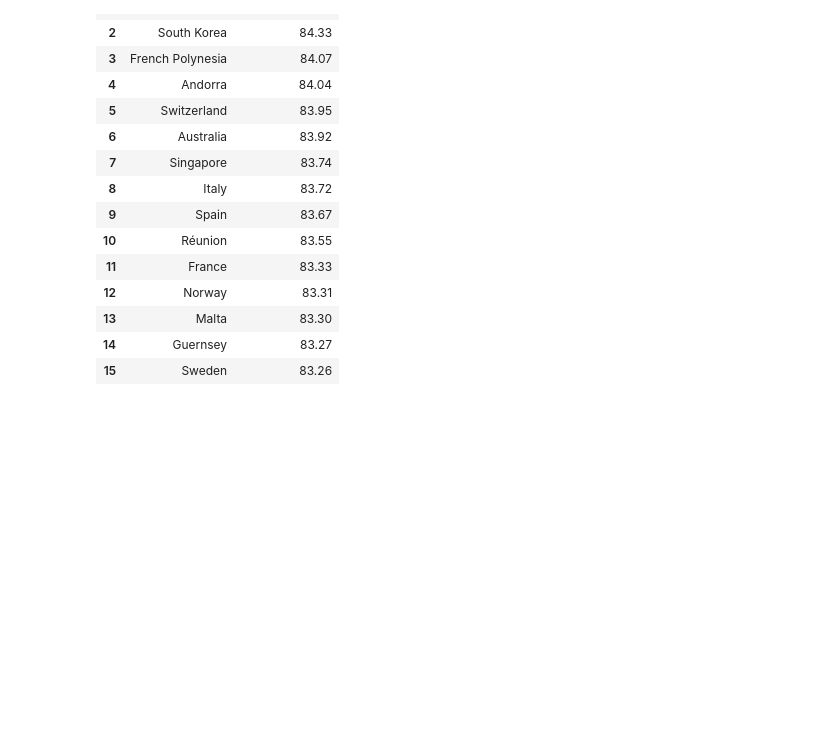
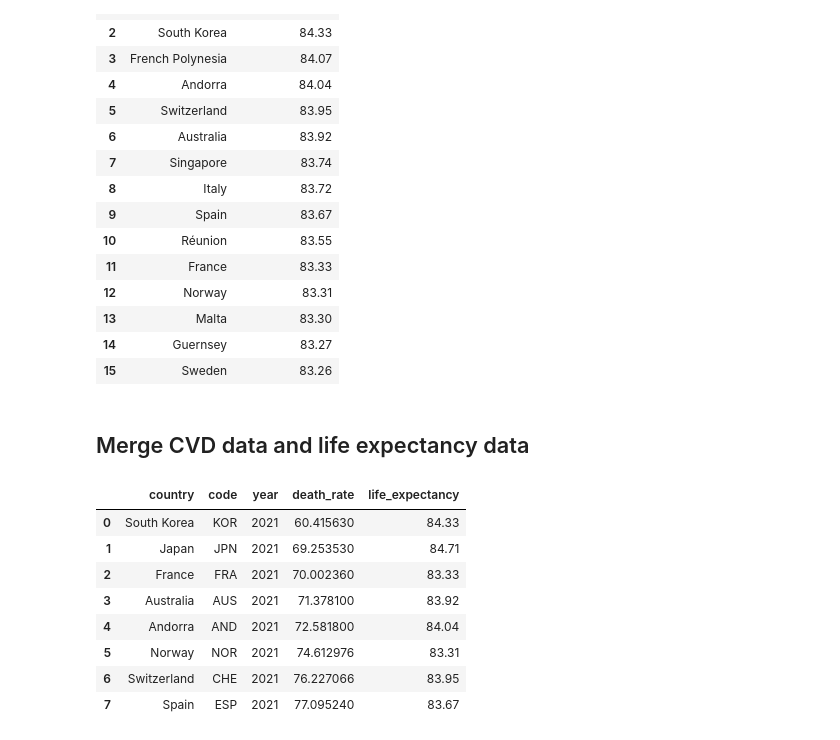
Before and after one commit to chandlershortlidge/sleep-heath-analysis, a Jupyter notebook: main.ipynb, the cells around one changed output. Saved outputs shown, nothing was run; the diff lists cells and outputs as text; code cells hidden in the pictures; blank space fills up the shorter version.

```diff
--- a/main.ipynb
+++ b/main.ipynb
@@ -502,5 +474,6 @@ life_exp = cl.clean_wiki_data(life_exp)  # clean it using # clean_wiki_data
 # %%
-life_exp.sort_values(by="life_expectancy", ascending=False).head(15)
+life_exp_15 = life_exp.sort_values(by="life_expectancy", ascending=False).head(15)
+life_exp_15
 # %% [output]
 |  | country | life_expectancy |
 | 1 | Japan | 84.71 |
@@ -518,3 +491,18 @@ life_exp.sort_values(by="life_expectancy", ascending=False).head(15)
 | 13 | Malta | 83.30 |
 | 14 | Guernsey | 83.27 |
 | 15 | Sweden | 83.26 |
+# %% [markdown]
+## Merge CVD data and life expectancy data
+# %%
+df_merged = cvd_15.merge(life_exp_15, on="country", how="inner")
+df_merged
+# %% [output]
+|  | country | code | year | death_rate | life_expectancy |
+| 0 | South Korea | KOR | 2021 | 60.415630 | 84.33 |
+| 1 | Japan | JPN | 2021 | 69.253530 | 84.71 |
+| 2 | France | FRA | 2021 | 70.002360 | 83.33 |
+| 3 | Australia | AUS | 2021 | 71.378100 | 83.92 |
+| 4 | Andorra | AND | 2021 | 72.581800 | 84.04 |
+| 5 | Norway | NOR | 2021 | 74.612976 | 83.31 |
+| 6 | Switzerland | CHE | 2021 | 76.227066 | 83.95 |
+| 7 | Spain | ESP | 2021 | 77.095240 | 83.67 |
```
Also changed, not shown: parts of 7 cells of this notebook, 1 other file.
